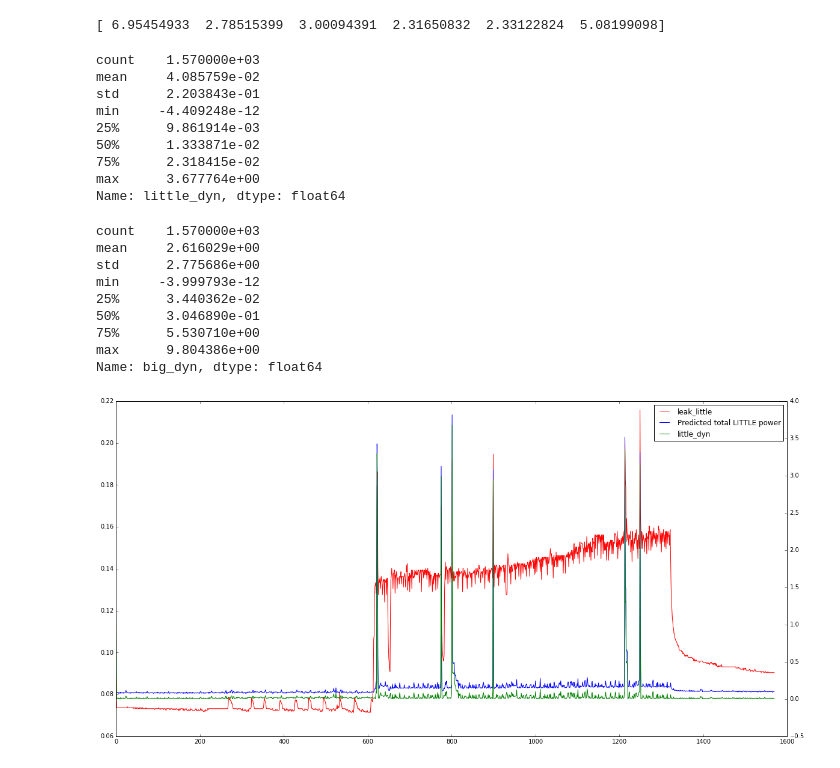
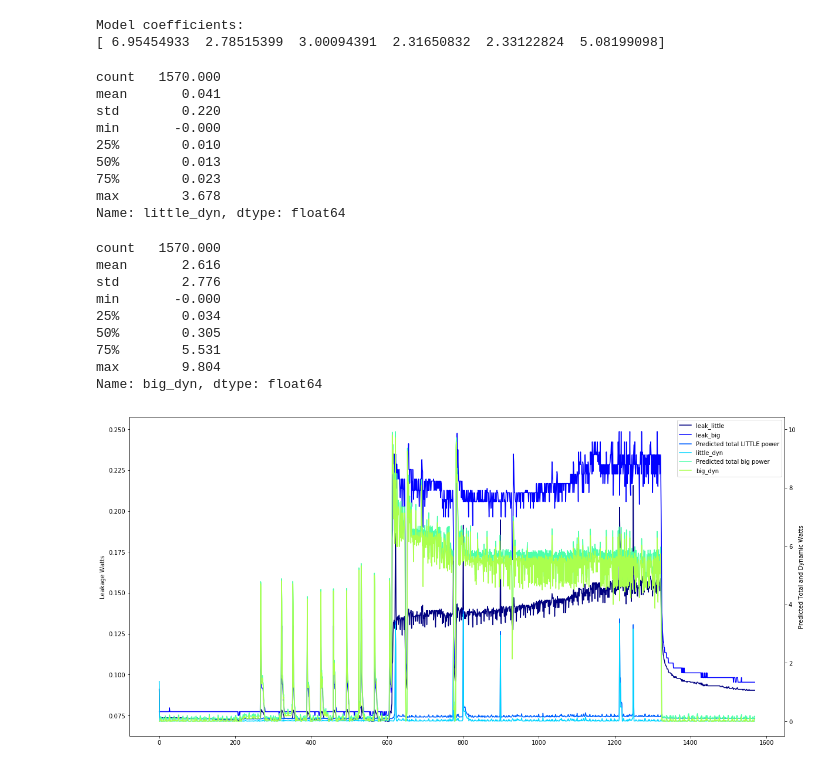
Before and after one commit to MaiaBlanco/userland_dvfs_gov, a Jupyter notebook: data/power model analysis/power_model_coeffs.ipynb, the cells around one changed output. Saved outputs shown, nothing was run; the diff lists cells and outputs as text; code cells hidden in the pictures.

```diff
--- a/data/power model analysis/power_model_coeffs.ipynb
+++ b/data/power model analysis/power_model_coeffs.ipynb
@@ -80,12 +86,11 @@ def process_dataframe_list(df_list):
     data['leak_mem'] = data.apply(leak_row_mem, axis=1)
     data['w_leak2'] = data.apply(lambda row: np.sum( [row.leak_big, row.leak_little, row.leak_gpu, row.leak_mem] ), axis=1)
 
-    data_filtered = pd.DataFrame()
+    data_filtered = data.copy()
     data_filtered["usage_little"] = data[["usage_c0", "usage_c1", "usage_c2", "usage_c3"]].apply(func = np.sum, axis=1)
     data_filtered["usage_big"] = data[["usage_c4", "usage_c5", "usage_c6", "usage_c7"]].apply(func = np.sum, axis=1)
     data_filtered["max_temp_big"] = data[["temp4", "temp5", "temp6", "temp7"]].apply(func = np.max, axis=1)
     data_filtered["avg_temp_big"] = data[["temp4", "temp5", "temp6", "temp7"]].apply(func = np.mean, axis=1)
-    data_filtered["gpu_temp"] = data.temp_gpu
     data_filtered["vvf_b"] = data.freq_big_cluster.map(lambda x: tp.big_f_to_v[float(x)/1000000000]**2 * x)
     data_filtered["vvf_l"] = data.freq_little_cluster.map(lambda x: tp.little_f_to_v[float(x)/1000000000]**2 * x)
     data_filtered["p_dyn"] = data.apply(lambda row: row.watts - row.w_leak2 - peripheral_power, axis=1)
@@ -94,9 +99,6 @@ def process_dataframe_list(df_list):
     data_filtered["gpu_mem"] = 1
     data_filtered['p_total'] = data.watts
     data_filtered['p_leak'] = data.w_leak2
-    data_filtered['leak_big'] = data.leak_big
-    data_filtered['leak_little'] = data.leak_little
-    data_filtered.dropna(axis=0, how='any', inplace=True)
     # Sanity check:
     min_p_dyn = np.min(data_filtered.p_dyn.loc[data_filtered['p_dyn'] < 0])
     if not pd.isnull(min_p_dyn):
@@ -129,7 +132,7 @@ X = scaler.transform(X)
 # Estimate C values for the model (built-in cross validation):
 DPM = RidgeCV(alphas = np.linspace(0.001, 100, 100), cv=5, normalize=False, fit_intercept=True)
 # # Create training and test sets:
-X_train, X_test, y_train, y_test = train_test_split(X, y, test_size=0.30, random_state=42, shuffle=True)
+X_train, X_test, y_train, y_test = train_test_split(X, y, test_size=0.30, random_state=42)#, shuffle=True)
 DPM = DPM.fit(X_train,y_train)
 P = DPM.predict(X_test)
 # %%
@@ -182,6 +185,7 @@ plt.show()
 # %%
 X_hack = np.identity(X.shape[1])
 model_coeffs = DPM.predict(X_hack)
+print("Model coefficients:")
 print(model_coeffs)
 
 #using from above:
@@ -195,7 +199,6 @@ def dyn_row_big(row):
 def dyn_row_little(row):
     global model_coeffs
     return row.aVVFl * model_coeffs[2] + row.vvf_l * model_coeffs[3]
-
-foo = pd.DataFrame(data=X_plot, columns = ["aVVFb", "vvf_b", "aVVFl", "vvf_l", "gpu_mem", "p_leak"])
 # %% [output]
+Model coefficients:
 [ 6.95454933  2.78515399  3.00094391  2.31650832  2.33122824  5.08199098]
@@ -215,41 +220,67 @@ dyn_power_est['little_tot'] = other_XY['leak_little'] + dyn_power_est['little_dy
 # %%
 dyn_power_est['little_dyn'].describe()
 # %% [output]
-count    1.570000e+03
-mean     4.085759e-02
-std      2.203843e-01
-min     -4.409248e-12
-25%      9.861914e-03
-50%      1.333871e-02
-75%      2.318415e-02
-max      3.677764e+00
+count   1570.000
+mean       0.041
+std        0.220
+min       -0.000
+25%        0.010
+50%        0.013
+75%        0.023
+max        3.678
 Name: little_dyn, dtype: float64
 # %%
 dyn_power_est['big_dyn'].describe()
 # %% [output]
-count    1.570000e+03
-mean     2.616029e+00
-std      2.775686e+00
-min     -3.999793e-12
-25%      3.440362e-02
-50%      3.046890e-01
-75%      5.530710e+00
-max      9.804386e+00
+count   1570.000
+mean       2.616
+std        2.776
+min       -0.000
+25%        0.034
+50%        0.305
+75%        5.531
+max        9.804
 Name: big_dyn, dtype: float64
+# %%
+# Generate a set of unique colors so that two separate axes won't share any colors
+def genColor(num_curves=10):
+    jet = cm = plt.get_cmap('jet')
+    cNorm  = colors.Normalize(vmin=0, vmax=num_curves-1)
+    scalarMap = cmx.ScalarMappable(norm=cNorm, cmap=jet)
+    idx = 0
+    while idx < num_curves:
+        colorVal = scalarMap.to_rgba(idx)
+#     colorText = (
+#         'color: (%4.2f,%4.2f,%4.2f)'%(colorVal[0],colorVal[1],colorVal[2])
+#         )
+        idx += 1
+        yield colorVal
 # %%
+# Plot data for both big and little clusters
 fig = plt.figure()
 ax1 = fig.add_subplot(111)
 plt.rcParams["figure.figsize"] = [20,10]
 
-lns1 = ax1.plot(range(len(other_XY.leak_little)), other_XY.leak_little, 'r', label="leak_little")
+color_gen = genColor(10)
+
+# little cluster leakage
+lns1 = ax1.plot(range(len(other_XY.leak_little)), other_XY.leak_little, color=next(color_gen), label="leak_little")
+# big cluster leakage
+lns2 = ax1.plot(range(len(other_XY.leak_big)), other_XY.leak_big, color=next(color_gen), label="leak_big")
+ax1.set_ylabel("Leakage Watts")
 ax2 = ax1.twinx()
-lns2 = ax2.plot(range(len(dyn_power_est.little_tot)), dyn_power_est.little_tot, label="Predicted total LITTLE power")
-lns3 = ax2.plot(range(len(dyn_power_est.little_dyn)), dyn_power_est.little_dyn, label="little_dyn")
+# Little cluster
+lns3 = ax2.plot(range(len(dyn_power_est.little_tot)), dyn_power_est.little_tot, color=next(color_gen), label="Predicted total LITTLE power")
+lns4 = ax2.plot(range(len(dyn_power_est.little_dyn)), dyn_power_est.little_dyn, color=next(color_gen), label="little_dyn")
+# big cluster
+lns5 = ax2.plot(range(len(dyn_power_est.big_tot)), dyn_power_est.big_tot, color=next(color_gen), label="Predicted total big power")
+lns6 = ax2.plot(range(len(dyn_power_est.big_dyn)), dyn_power_est.big_dyn, color=next(color_gen), label="big_dyn")
+ax2.set_ylabel("Predicted Total and Dynamic Watts")
 
-lns = lns1 + lns2 + lns3
+lns = lns1 + lns2 + lns3 + lns4 + lns5 + lns6
 labs = [l.get_label() for l in lns]
 ax1.legend(lns, labs, loc=0)
 
 plt.show()
 # %% [output]
-[figure, old version]
+[figure, new version]
```
Also changed, not shown: parts of 18 cells of this notebook, 1 other file.
